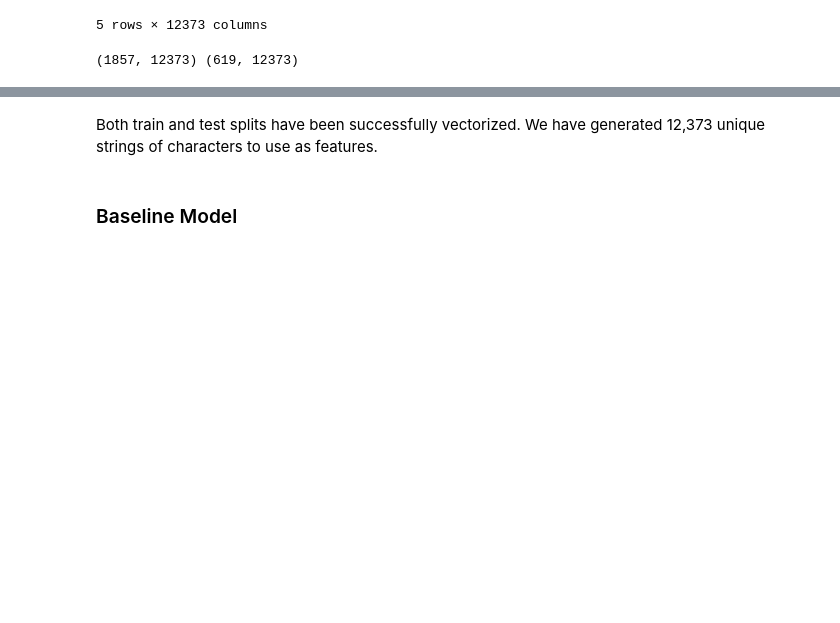
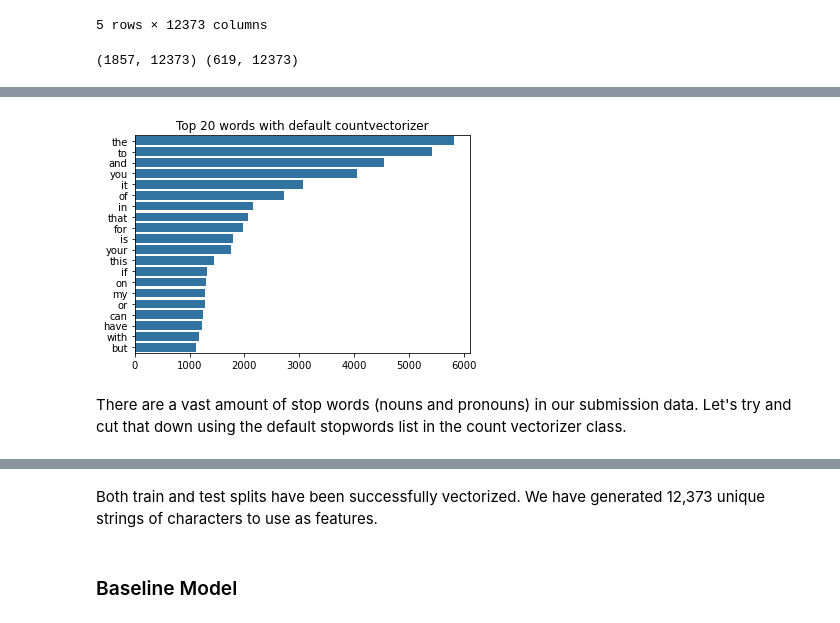
Before and after one commit to Femli/lifehacks_vs_lifeprotips, a Jupyter notebook: code/03_Feature_Engineering_EDA.ipynb, the cells around one changed output, grey strips where cells are left out. Drawn from its saved outputs; the diff is of its cells as text; code cells hidden in the pictures; blank space fills up the shorter version.

```diff
--- a/code/03_Feature_Engineering_EDA.ipynb
+++ b/code/03_Feature_Engineering_EDA.ipynb
@@ -61,3 +61,6 @@ X_train_cvec.head(5)
 print(X_train_cvec.shape, X_test_cvec.shape)
 # %% [output]
 (1857, 12373) (619, 12373)
+# %%
+cvec_top_20 = X_train_cvec.sum().sort_values(ascending=False)[:20]
+cvec_top_20
@@ -63,0 +85,7 @@ print(X_train_cvec.shape, X_test_cvec.shape)
+# %%
+sns.barplot(y=list(cvec_top_20.index), x=cvec_top_20.values, orient='h', color='tab:blue')
+plt.title("Top 20 words with default countvectorizer");
+# %% [output]
+[figure, added]
+# %% [markdown]
+There are a vast amount of stop words (nouns and pronouns) in our submission data. Let's try and cut that down using the default stopwords list in the count vectorizer class.
```
Also changed, not shown: parts of 28 cells of this notebook, 1 other file.
